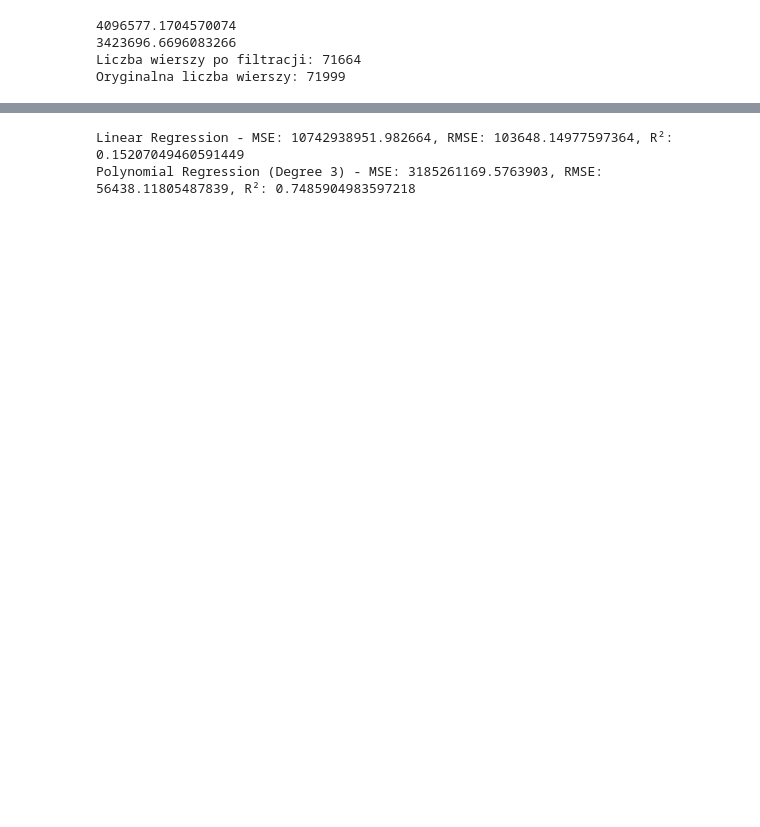
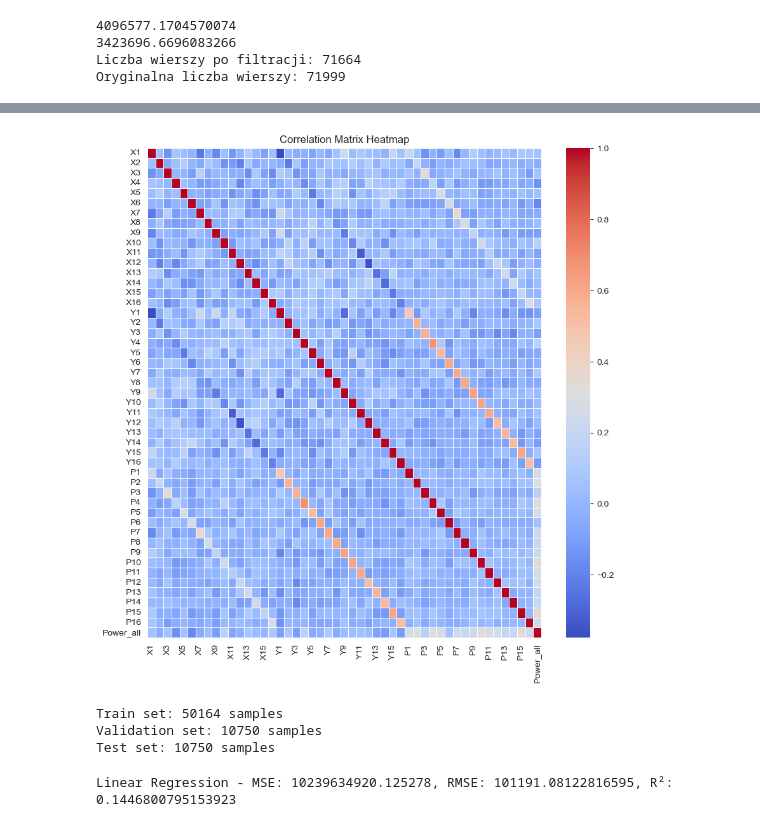
Before and after one commit to Ciaptok/Wave-Energy-Converters-Dataset-Analyze, a Jupyter notebook: notebooks/Tasmania.ipynb, the cells around one changed output, grey strips where cells are left out. Cells and saved outputs as stored; diff of their text form; code cells hidden in the pictures; blank space fills up the shorter version.

```diff
--- a/notebooks/Tasmania.ipynb
+++ b/notebooks/Tasmania.ipynb
@@ -132,15 +93,29 @@ Index(['X1', 'X2', 'X3', 'X4', 'X5', 'X6', 'X7', 'X8', 'X9', 'X10', 'X11',
+# %%
+correlation_matrix = tasmania_df.corr()
+plt.figure(figsize=(10, 10))
+sns.heatmap(correlation_matrix, cmap='coolwarm', linewidths=0.5)
+plt.title("Correlation Matrix Heatmap")
+plt.show()
+# %% [output]
+[figure, added]
 # %%
-
+# Przygotowanie cech (X) i etykiety (y)
 X = tasmania_df[[f"X{i}" for i in range(1, 17)] + [f"Y{i}" for i in range(1, 17)]]
 y = tasmania_df["Power_all"]
+
+# Podział na zestawy train, validation i test
 X_train, X_temp, y_train, y_temp = train_test_split(X, y, test_size=0.3, random_state=42)  # 70% train, 30% temp
-X_val, X_test, y_val, y_test = train_test_split(X_temp, y_temp, test_size=0.5, random_state=42)
+X_val, X_test, y_val, y_test = train_test_split(X_temp, y_temp, test_size=0.5, random_state=42)  # 15% val, 15% test
+
+# Informacja o rozmiarach zbiorów
+print(f"Train set: {X_train.shape[0]} samples")
+print(f"Validation set: {X_val.shape[0]} samples")
+print(f"Test set: {X_test.shape[0]} samples")
+# %% [output]
+Train set: 50164 samples
+Validation set: 10750 samples
+Test set: 10750 samples
 # %%
-from sklearn.preprocessing import PolynomialFeatures
-from sklearn.linear_model import LinearRegression
-from sklearn.metrics import mean_squared_error
-import numpy as np
-
 def calculate_rmse(y_true, y_pred):
     mse = mean_squared_error(y_true, y_pred)
     rmse = np.sqrt(mse)
@@ -159,26 +134,6 @@ r2_lr = lr.score(X_val, y_val)  # R² dla modelu
 
 # Wyświetlanie wyników
 print(f"Linear Regression - MSE: {mse_lr}, RMSE: {rmse_lr}, R²: {r2_lr}")
-
-# Polynomial Regression (Degree 3)
-poly = PolynomialFeatures(degree=3)
-X_train_poly = poly.fit_transform(X_train)
-X_val_poly = poly.transform(X_val)
-
-# Fitting the model
-poly_reg_model = LinearRegression()
-poly_reg_model.fit(X_train_poly, y_train)
-y_val_pred_poly = poly_reg_model.predict(X_val_poly)
-
-# Calculating MSE, RMSE
-mse_poly, rmse_poly = calculate_rmse(y_val, y_val_pred_poly)
-
-# Calculating R² for Polynomial Regression
-r2_poly = poly_reg_model.score(X_val_poly, y_val)
-
-# Displaying results for Polynomial Regression
-print(f"Polynomial Regression (Degree 3) - MSE: {mse_poly}, RMSE: {rmse_poly}, R²: {r2_poly}")
 # %% [output]
-Linear Regression - MSE: 10742938951.982664, RMSE: 103648.14977597364, R²: 0.15207049460591449
-Polynomial Regression (Degree 3) - MSE: 3185261169.5763903, RMSE: 56438.11805487839, R²: 0.7485904983597218
+Linear Regression - MSE: 10239634920.125278, RMSE: 101191.08122816595, R²: 0.1446800795153923
 # %%
```
Also changed, not shown: parts of 16 cells of this notebook, 2 other files.
